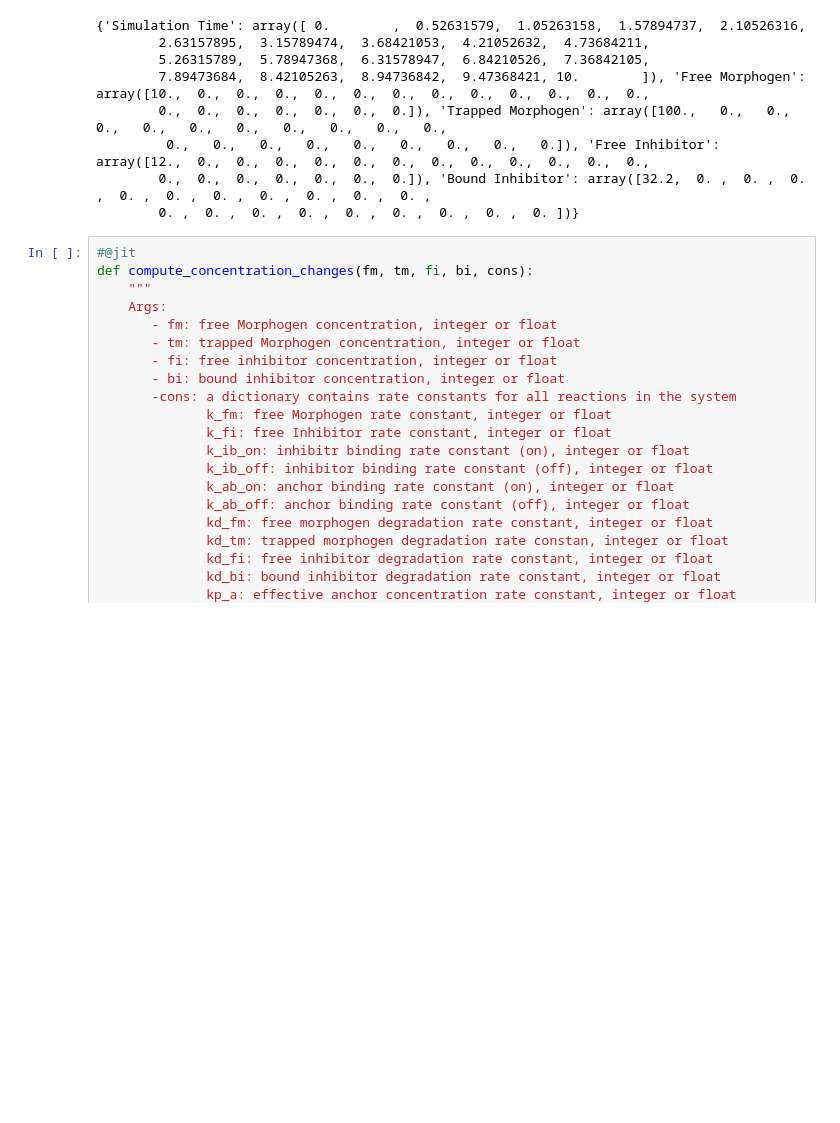
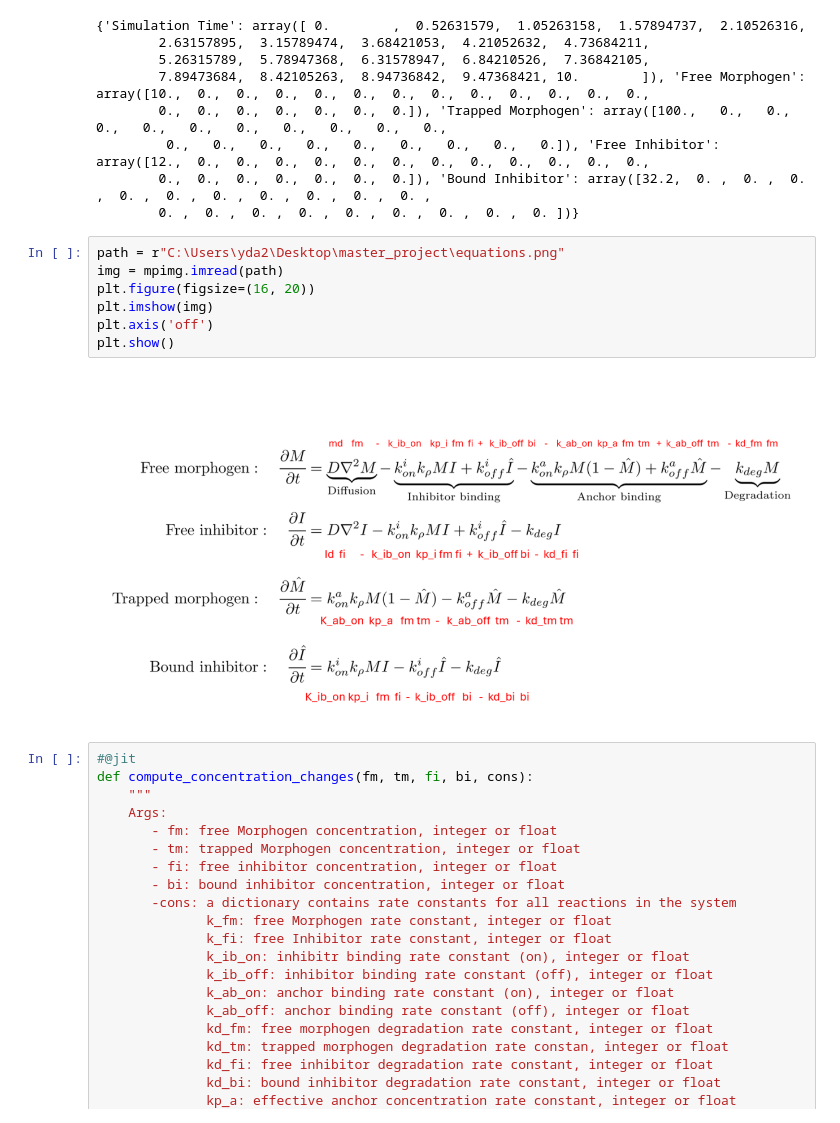
Before and after one commit to LoqmanSamani/grn-designer, a Jupyter notebook: resimulation.ipynb, the cells around one changed output. Drawn from its saved outputs; the diff is of its cells as text; blank space fills up the shorter version.

```diff
--- a/resimulation.ipynb
+++ b/resimulation.ipynb
@@ -59,6 +69,15 @@ print(test1)
          0.,   0.,   0.,   0.,   0.,   0.,   0.,   0.,   0.]), 'Free Inhibitor': array([12.,  0.,  0.,  0.,  0.,  0.,  0.,  0.,  0.,  0.,  0.,  0.,  0.,
         0.,  0.,  0.,  0.,  0.,  0.,  0.]), 'Bound Inhibitor': array([32.2,  0. ,  0. ,  0. ,  0. ,  0. ,  0. ,  0. ,  0. ,  0. ,  0. ,
         0. ,  0. ,  0. ,  0. ,  0. ,  0. ,  0. ,  0. ,  0. ])}
+# %%
+path = r"C:\Users\yda2\Desktop\master_project\equations.png"
+img = mpimg.imread(path)
+plt.figure(figsize=(16, 20))
+plt.imshow(img)
+plt.axis('off')
+plt.show()
+# %% [output]
+[figure, added]
 # %%
 #@jit
 def compute_concentration_changes(fm, tm, fi, bi, cons):
```
Also changed, not shown: parts of 7 cells of this notebook.
